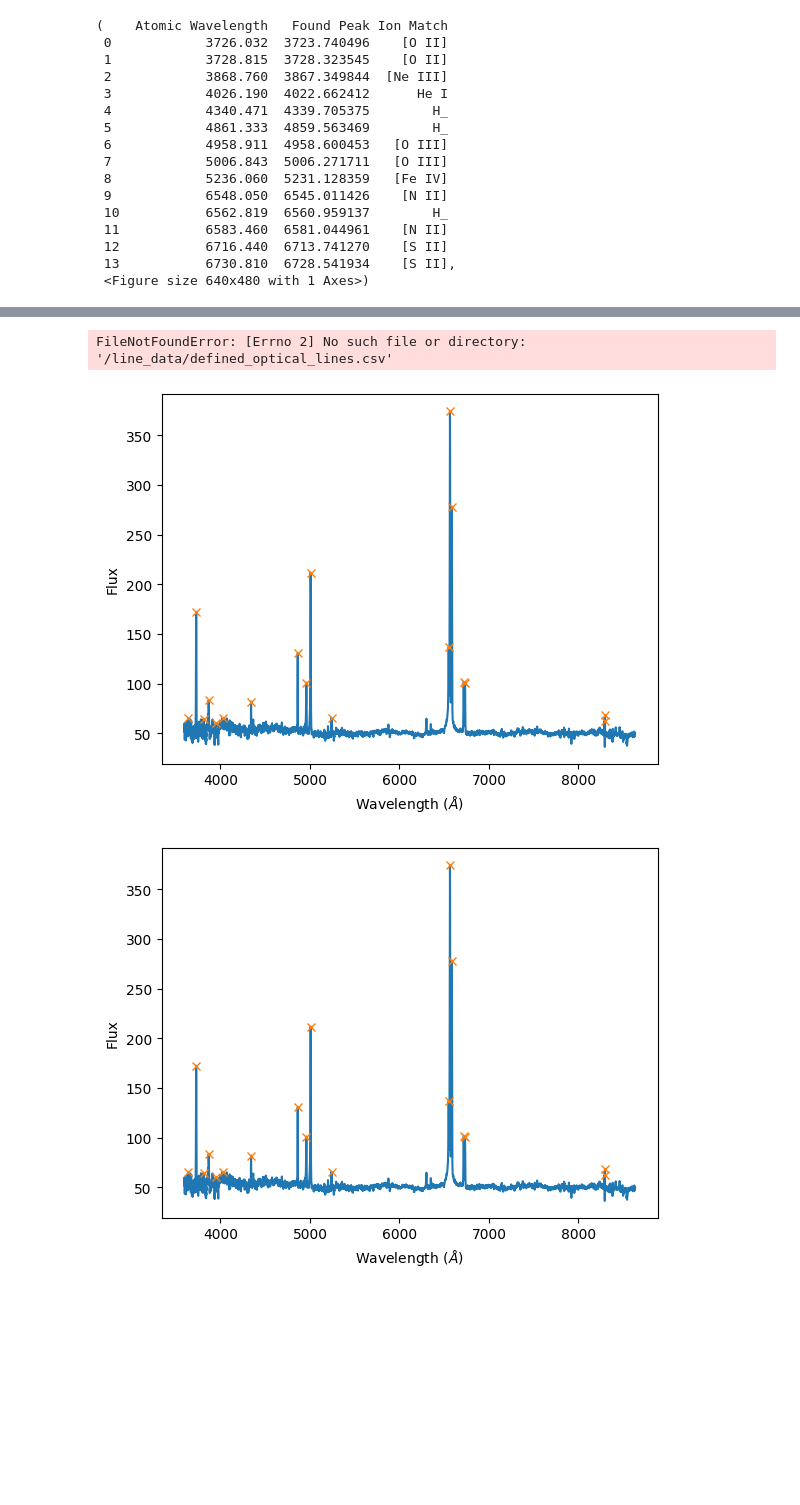
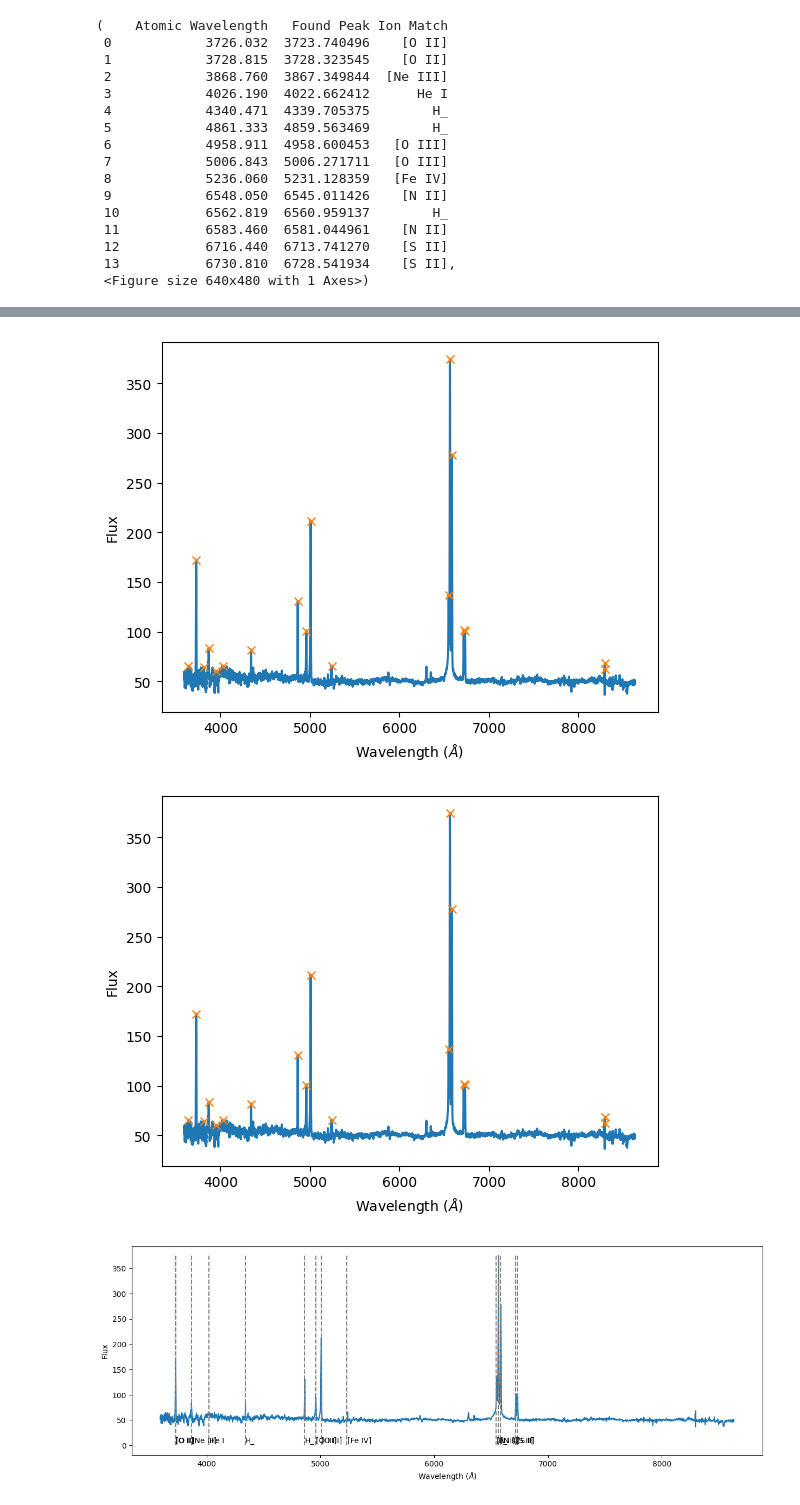
Before and after one commit to daisybissonette/spectroSLEUTH, a Jupyter notebook: testing.ipynb, the cells around one changed output, grey strips where cells are left out. Saved outputs shown, nothing was run; the diff lists cells and outputs as text; code cells hidden in the pictures; blank space fills up the shorter version.

Commit message:
fixing plotting for spectra

```diff
--- a/testing.ipynb
+++ b/testing.ipynb
@@ -337,7 +337,7 @@ el.line_identification(results_table)
 # %%
 from spectroSLEUTH import sleuth
 
-el = sleuth.emission_lines('/Users/leafeuillet/codeastro/spectroSLEUTH/tests/test_spectrum_1.fits', 0.0646, prominence=20)
+el = sleuth.emission_lines('/Users/daisybissonette/codeastro/spectroSLEUTH/tests/test_spectrum_1.fits', 0.0646, prominence=20)
 el.line_detection()
 el.line_identification()
 # %% [output]
@@ -345,3 +347,3 @@ spectroSLEUTH installed: beta version
-FileNotFoundError: [Errno 2] No such file or directory: '/line_data/defined_optical_lines.csv'
 [figure]
 [figure]
+[figure, added]
```
Also changed, not shown: parts of 2 cells of this notebook.
